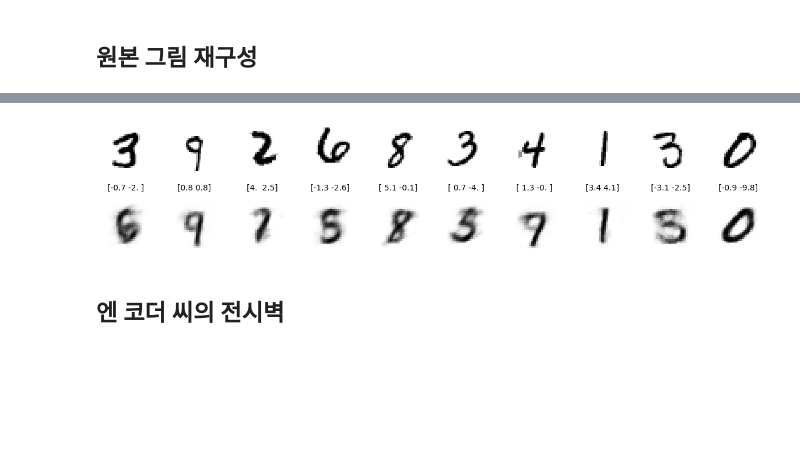
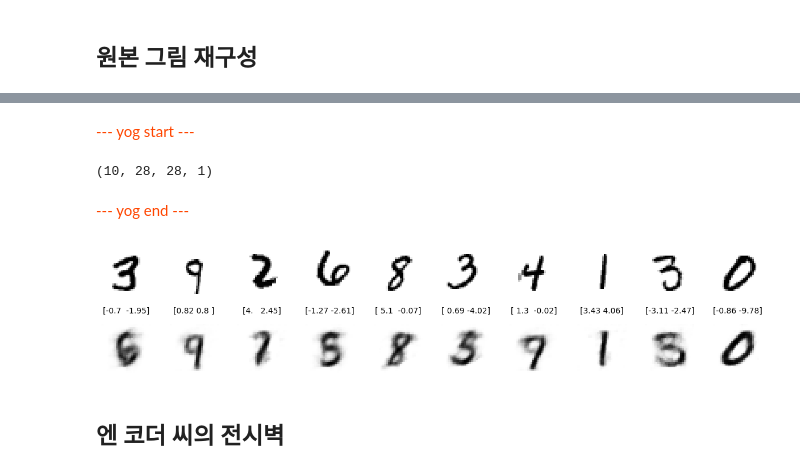
Before and after one commit to jhbell2015/GDL_code, a Jupyter notebook: 03_02_autoencoder_analysis.ipynb, the cells around one changed output, grey strips where cells are left out. Drawn from its saved outputs; the diff is of its cells as text; code cells hidden in the pictures; blank space fills up the shorter version.

```diff
--- a/03_02_autoencoder_analysis.ipynb
+++ b/03_02_autoencoder_analysis.ipynb
@@ -64,6 +57,21 @@ Downloading data from https://storage.googleapis.com/tensorflow/tf-keras-dataset
 AE = load_model(Autoencoder, RUN_FOLDER)
 # %% [markdown]
 ## 원본 그림 재구성
+# %%
+from IPython.display import HTML
+
+def yog(content):
+    display(HTML(f'''<div style="color:rgb(255,70,0)">--- yog start ---</div>'''))
+    display(content)
+    display(HTML(f'''<div style="color:rgb(255,70,0)">--- yog end ---</div>'''))
+
+def bar(caption='', barLen=80):
+    if caption:
+        display(HTML(f'''<pre style="color:rgb(255,255,0)">{'-'*((barLen - len(caption))//2)} {caption} {'-'*(barLen - 2 - len(caption) - (barLen - len(caption))//2)}</pre>'''))
+    else:
+        display(HTML(f'''<pre style="color:rgb(255,255,0)">{'-'*barLen}</pre>'''))
+
+# import yane
 # %%
 n_to_show = 10
 np.random.seed(88)
@@ -71,17 +79,23 @@ example_idx = np.random.choice(range(len(x_test)), n_to_show)
 example_images = x_test[example_idx]
 
 z_points = AE.encoder.predict(example_images)
+reconst_images = AE.decoder.predict(z_points)
 
-reconst_images = AE.decoder.predict(z_points)
+min_x = min(z_points[:, 0])
+max_x = max(z_points[:, 0])
+min_y = min(z_points[:, 1])
+max_y = max(z_points[:, 1])
 
 fig = plt.figure(figsize=(15, 3))
 fig.subplots_adjust(hspace=0.4, wspace=0.4)
+yog(example_images.shape)
+# example_images = example_images.squeeze()
 
 for i in range(n_to_show):
     img = example_images[i].squeeze()
     ax = fig.add_subplot(2, n_to_show, i+1)
     ax.axis('off')
-    ax.text(0.5, -0.35, str(np.round(z_points[i],1)), fontsize=10, ha='center', transform=ax.transAxes)
+    ax.text(0.5, -0.35, str(np.round(z_points[i],2)), fontsize=10, ha='center', transform=ax.transAxes)
     ax.imshow(img, cmap='gray_r')
 
 for i in range(n_to_show):
@@ -95,4 +109,7 @@ for i in range(n_to_show):
+--- yog start ---
+(10, 28, 28, 1)
+--- yog end ---
-[figure, old version]
+[figure, new version]
 # %% [markdown]
 ## 엔 코더 씨의 전시벽
 # %%
```
Also changed, not shown: parts of 8 cells of this notebook, 5 other files.
